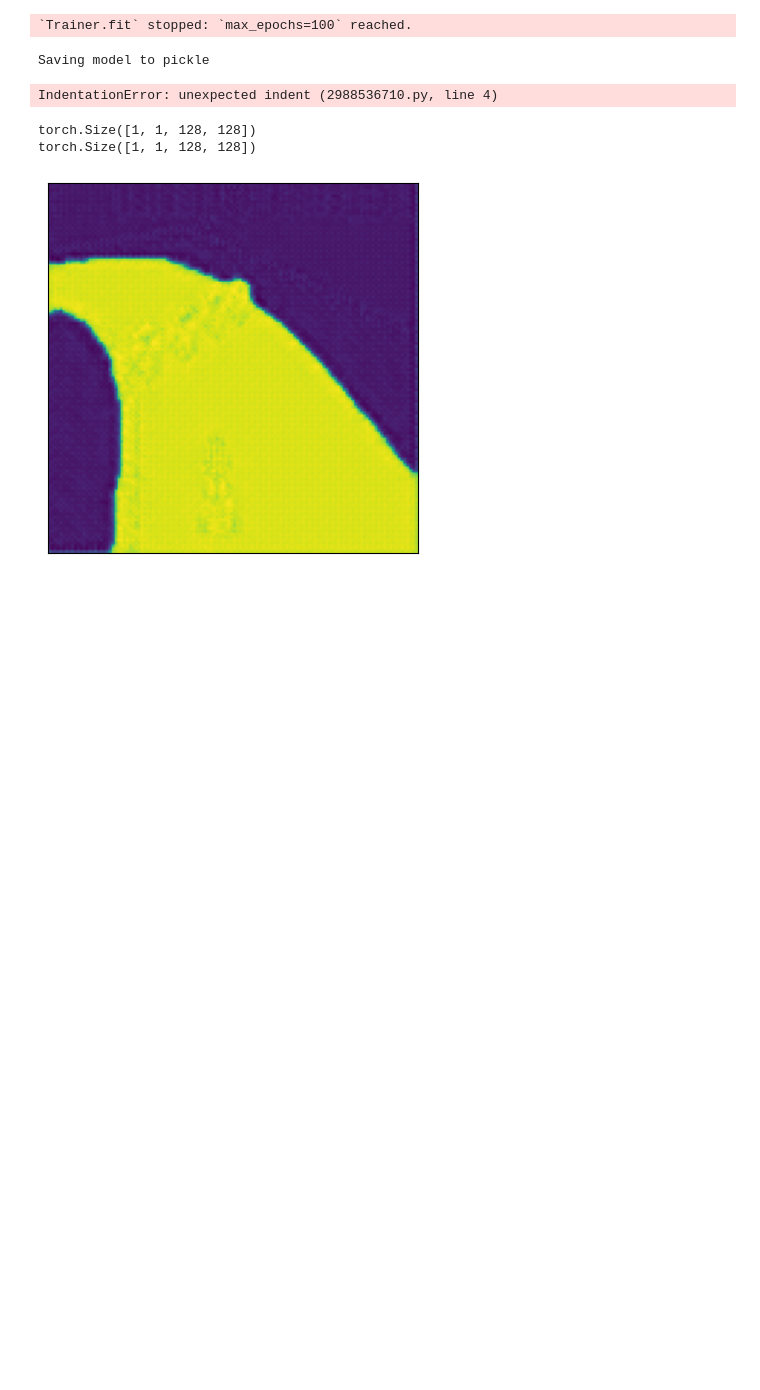
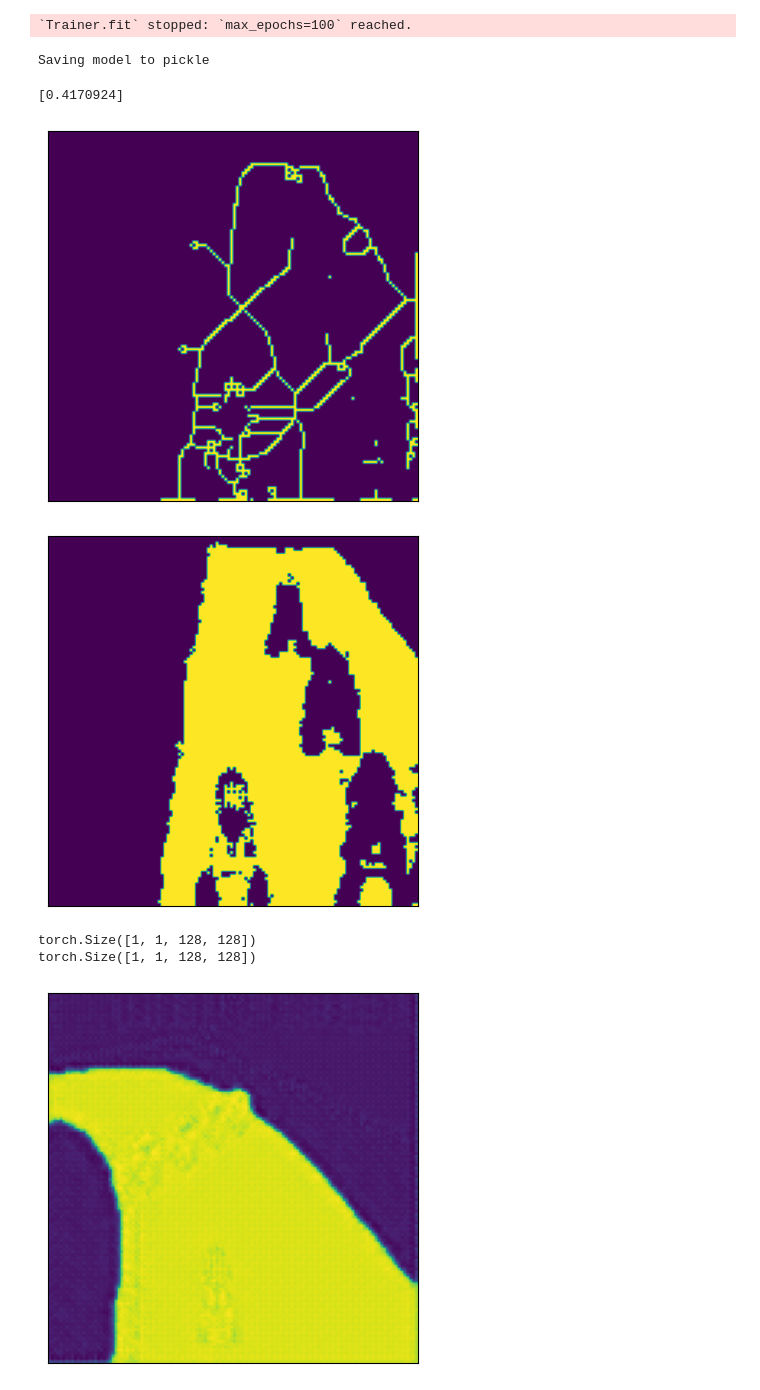
Before and after one commit to christamumley/MarioKartAI, a Jupyter notebook: ImageSegmentation.ipynb, the cells around one changed output. Saved outputs shown, nothing was run; the diff lists cells and outputs as text; code cells hidden in the pictures; blank space fills up the shorter version.

```diff
--- a/ImageSegmentation.ipynb
+++ b/ImageSegmentation.ipynb
@@ -217,40 +219,47 @@ Saving model to pickle
 # %%
-def test_process_image(img_path):
-    img = read_image(f"{img_path}", ImageReadMode.RGB)
+def clean_test_image(img):
+    img = img.float()
 
-        size = T.functional.get_image_size(img)
-        width, height = size
-        img = self.resize_obj.forward(img)
+    size = T.functional.get_image_size(img)
+    width, height = size
 
-        img = img.float()
-        img = img.unsqueeze(0)
+    img = T.functional.crop(img, int(height/3), int(width/4), int(height/2), int(width/2))
+    img = resize_factor.forward(img)
 
-        return img
+    img = img.unsqueeze(0)
+    return img
-# %% [output]
-IndentationError: unexpected indent (2988536710.py, line 4)
 # %%
+blur = torchvision.transforms.GaussianBlur(9)
+
 idx = 20
 test_images = []
 for file in os.listdir("Images/"):
     test_images.append(file)
 
-for idx in range(1, 10):
+for idx in range(3, 4):
 #     idx = 38
 
     # for idx in range(len(test_images)):
     img = read_image(f"Images/{test_images[idx]}", ImageReadMode.RGB)
-    show(img)
-    img = clean_image(img)
+    img = clean_test_image(img)
+    show(img.squeeze(0))
 
     out = model.forward(img)
 
     out = out.float()
     out = out.squeeze(0)
 
-    out = out > 0.7
+    out = out > 0.8
     out = out.float()
+    blur.forward(img)
 
+
+    print(calculate_direction(out))
     show(out)
+# %% [output]
+[0.4170924]
+[figure, added]
+[figure, added]
 # %%
 test_image = seg_training_dl[0][0]
 
```
Also changed, not shown: parts of 7 cells of this notebook, 3 other files.
